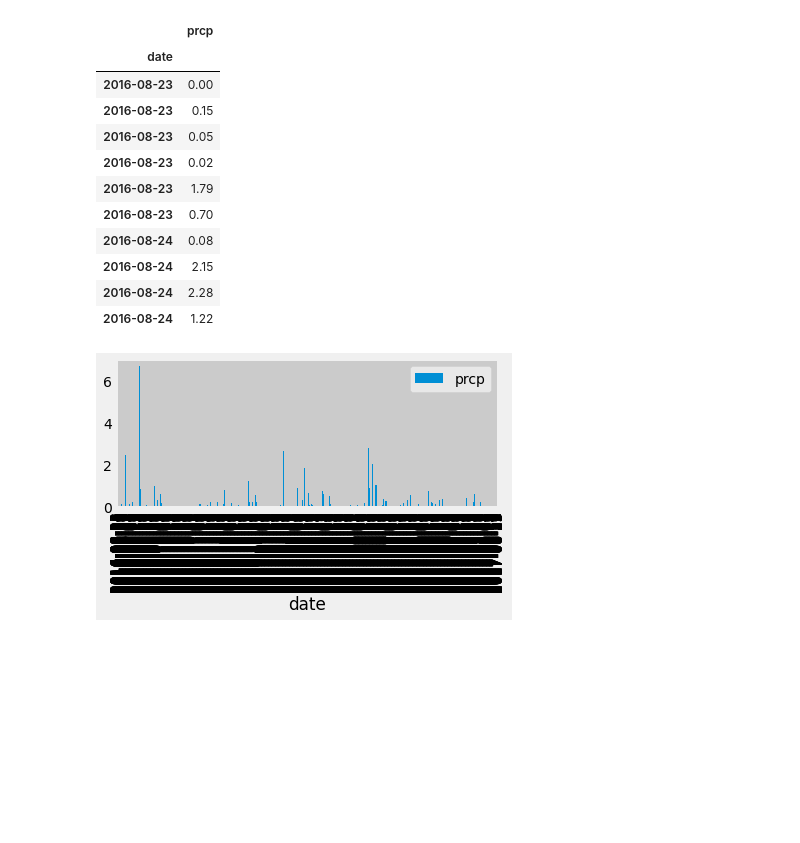
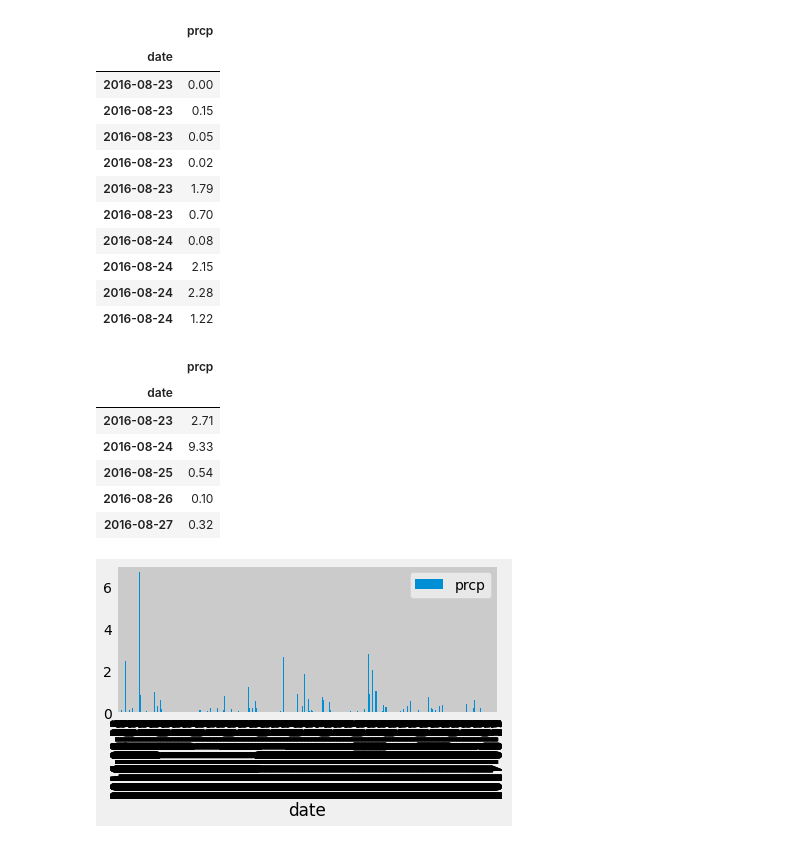
Before and after one commit to thomasipe/sqlalchemy-challenge, a Jupyter notebook: climate_starter.ipynb, the cells around one changed output. Drawn from its saved outputs; the diff is of its cells as text; code cells hidden in the pictures; blank space fills up the shorter version.

```diff
--- a/climate_starter.ipynb
+++ b/climate_starter.ipynb
@@ -140,6 +140,18 @@ df.head(10)
 | 2016-08-24 | 2.15 |
 | 2016-08-24 | 2.28 |
 | 2016-08-24 | 1.22 |
+# %%
+gr_df = df.groupby(['date'])
+gr_sum = gr_df.sum()
+gr_sum.head()
+# %% [output]
+|  | prcp |
+| date |  |
+| 2016-08-23 | 2.71 |
+| 2016-08-24 | 9.33 |
+| 2016-08-25 | 0.54 |
+| 2016-08-26 | 0.10 |
+| 2016-08-27 | 0.32 |
 # %%
 # Design a query to retrieve the last 12 months of precipitation data and plot the results.
 # Starting from the most recent data point in the database.
```
Also changed, not shown: parts of 3 cells of this notebook.
